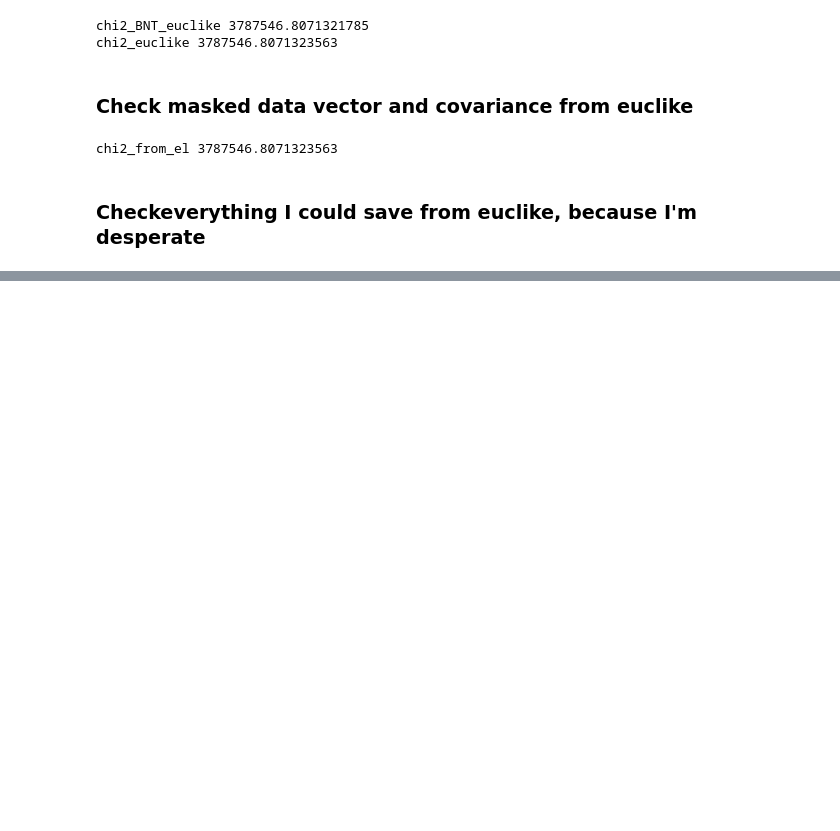
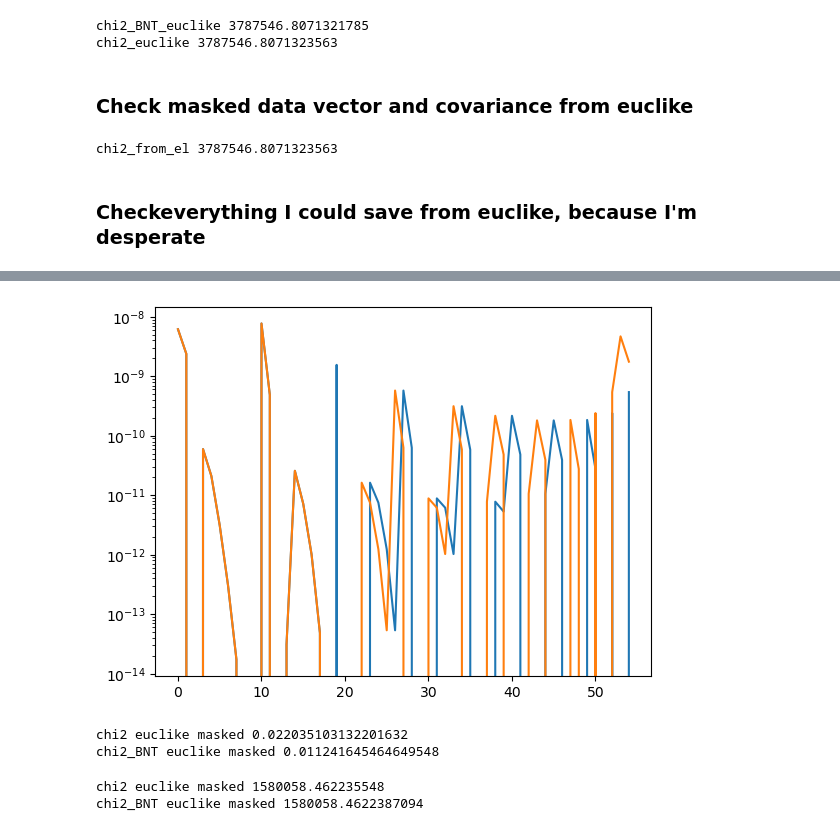
Before and after one commit to davidesciotti/cov_for_santi, a Jupyter notebook: bin/compute_transform_cov.ipynb, the cells around one changed output, grey strips where cells are left out. Drawn from its saved outputs; the diff is of its cells as text; code cells hidden in the pictures; blank space fills up the shorter version.

```diff
--- a/bin/compute_transform_cov.ipynb
+++ b/bin/compute_transform_cov.ipynb
@@ -628,0 +641,11 @@ masked_data_vector_phot_BNT =  np.load('/Users/davide/Documents/Lavoro/Programmi
+# %%
+photo_theory_vec_BNT_2d = np.reshape(photo_theory_vec_BNT[:1100], (nbl, zpairs_auto))
+masked_theory_vec_BNT_2d = np.reshape(masked_theory_vec_BNT, (nbl-1, zpairs_auto))
+
+plt.plot(photo_theory_vec_BNT_2d[0, :])
+plt.plot(masked_theory_vec_BNT_2d[0, :])
+# plt.plot(masked_theory_vec_BNT_2d[0, :]/photo_theory_vec_BNT_2d[0, :], marker='o')
+plt.yscale('log')
+# plt.xlim(0, 20)
+# %% [output]
+[figure, added]
@@ -629,3 +659,9 @@ masked_data_vector_phot_BNT =  np.load('/Users/davide/Documents/Lavoro/Programmi
 # %%
+# this is the chi2 computed in euclike, I get the same value (which should be equale for BNT and non-BNT!!)
 chi2 = (masked_theory_vec - masked_data_vector_phot) @ np.linalg.inv(masked_cov_matrix_phot) @ (masked_theory_vec - masked_data_vector_phot)
 chi2_BNT = (masked_theory_vec_BNT - masked_data_vector_phot_BNT) @ np.linalg.inv(masked_cov_matrix_phot_BNT) @ (masked_theory_vec_BNT - masked_data_vector_phot_BNT)
+print('chi2 euclike masked', chi2)
+print('chi2_BNT euclike masked', chi2_BNT)
+# %% [output]
+chi2 euclike masked 0.022035103132201632
+chi2_BNT euclike masked 0.011241645464649548
@@ -634,0 +668,8 @@ print('chi2_BNT', chi2_BNT)
+# %%
+chi2 = (photo_theory_vec) @ np.linalg.inv(cov_matrix_phot) @ (photo_theory_vec)
+chi2_BNT = (photo_theory_vec_BNT) @ np.linalg.inv(cov_matrix_phot_BNT) @ (photo_theory_vec_BNT)
+print('chi2 euclike', chi2)
+print('chi2_BNT euclike', chi2_BNT)
+# %% [output]
+chi2 euclike masked 1580058.462235548
+chi2_BNT euclike masked 1580058.4622387094
```
Also changed, not shown: parts of 4 cells of this notebook, 3 other files.
